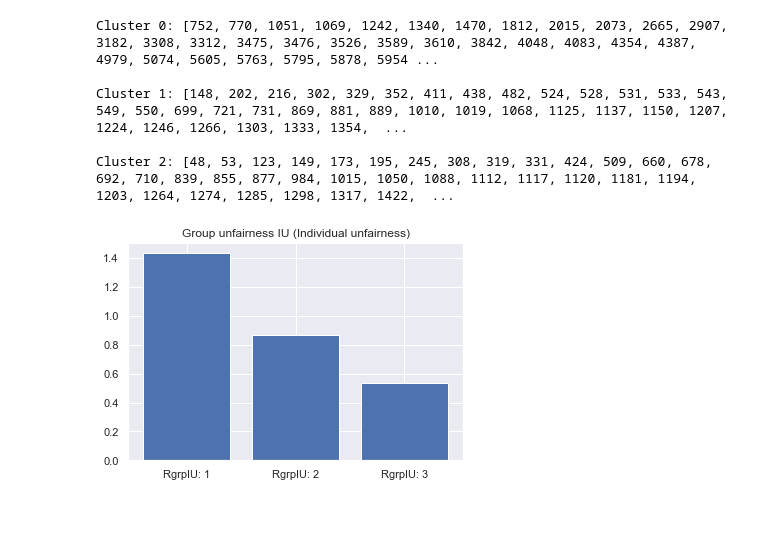
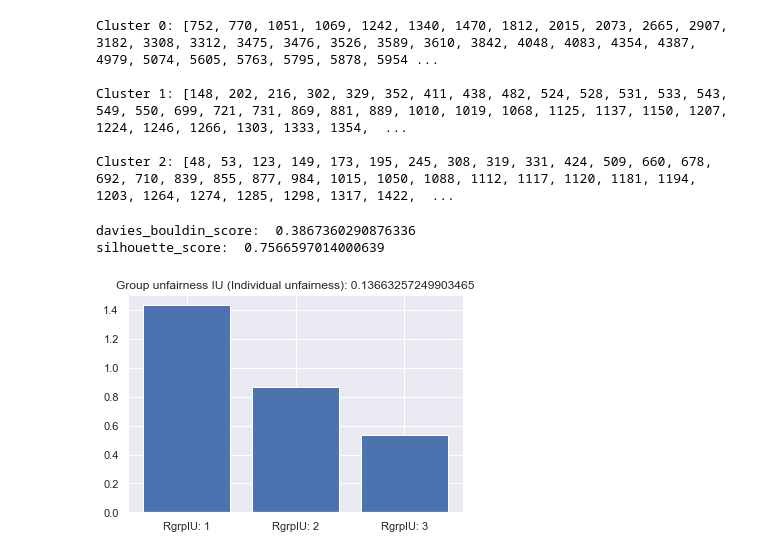
Before and after one commit to ravarmes/recsys-cluster-loss, a Jupyter notebook: src/TestCluster_MovieLens_1M_Loss.ipynb, the cells around one changed output. Saved outputs shown, nothing was run; the diff lists cells and outputs as text; code cells hidden in the pictures; blank space fills up the shorter version.

Commit message:
clustering performance evaluation

```diff
--- a/src/TestCluster_MovieLens_1M_Loss.ipynb
+++ b/src/TestCluster_MovieLens_1M_Loss.ipynb
@@ -267,6 +267,16 @@ Cluster 0: [752, 770, 1051, 1069, 1242, 1340, 1470, 1812, 2015, 2073, 2665, 2907
 Cluster 1: [148, 202, 216, 302, 329, 352, 411, 438, 482, 524, 528, 531, 533, 543, 549, 550, 699, 721, 731, 869, 881, 889, 1010, 1019, 1068, 1125, 1137, 1150, 1207, 1224, 1246, 1266, 1303, 1333, 1354,  ...
 
 Cluster 2: [48, 53, 123, 149, 173, 195, 245, 308, 319, 331, 424, 509, 660, 678, 692, 710, 839, 855, 877, 984, 1015, 1050, 1088, 1112, 1117, 1120, 1181, 1194, 1203, 1264, 1274, 1285, 1298, 1317, 1422,  ...
+# %%
+# clustering performance evaluation
+from sklearn.metrics import davies_bouldin_score
+print('davies_bouldin_score: ', davies_bouldin_score(df_scaled, kmeans.labels_))
+
+from sklearn.metrics import silhouette_score
+print('silhouette_score: ', silhouette_score(df_scaled, kmeans.labels_, metric='euclidean'))
+# %% [output]
+davies_bouldin_score:  0.3867360290876336
+silhouette_score:  0.7566597014000639
 # %%
 # G group: identifying the groups (IU: individual unfairness - the variance of the user losses)
 # The configuration of groups was based in the hierarchical clustering (tree clustering - dendrogram)
@@ -275,10 +285,11 @@ G = {1: [752, 770, 1051, 1069, 1242, 1340, 1470, 1812, 2015, 2073, 2665, 2907, 3
 
 glv = GroupLossVariance(X, omega, G, 1) #axis = 1 (0 rows e 1 columns)
 losses_RgrpIU = glv.get_losses(X_est)
+RgrpIU = glv.evaluate(X_est)
 
 RgrpIU_groups = ['RgrpIU: 1', 'RgrpIU: 2', 'RgrpIU: 3']
 plt.bar(RgrpIU_groups, losses_RgrpIU)
-plt.title('Group unfairness IU (Individual unfairness)')
+plt.title('Group unfairness IU (Individual unfairness): ' +  str(RgrpIU))
 plt.show()
 # %% [output]
-[figure, old version]
+[figure, new version]
```
Also changed, not shown: parts of 1 cell of this notebook, 26 other files.
